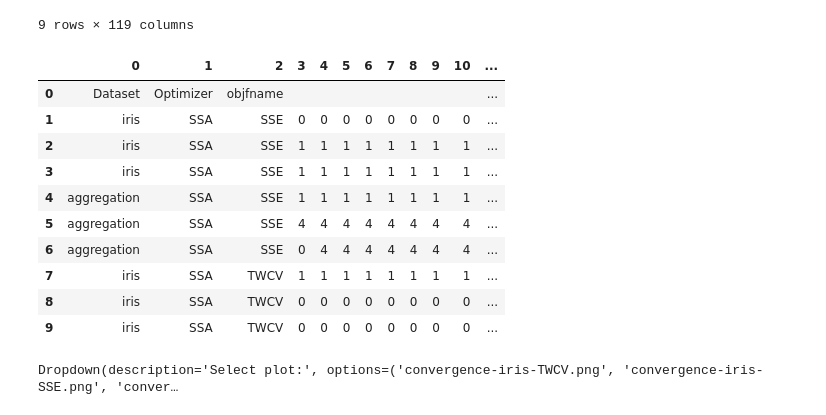
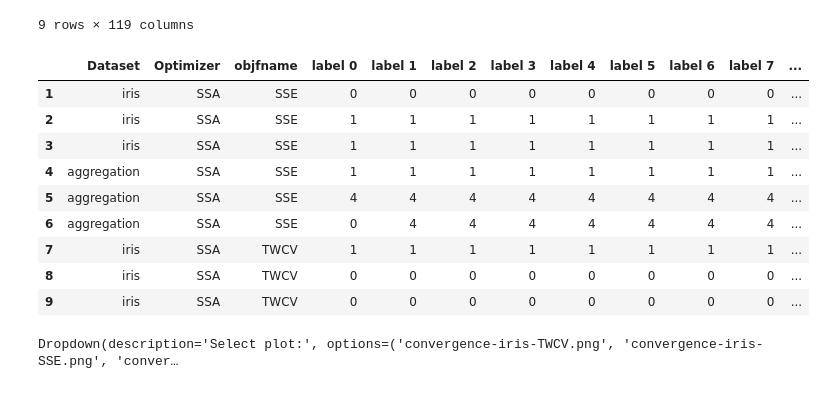
Before and after one commit to Evo-ML/EvoCluster, a Jupyter notebook: evocluster.ipynb, the cells around one changed output. Drawn from its saved outputs; the diff is of its cells as text; code cells hidden in the pictures.

```diff
--- a/evocluster.ipynb
+++ b/evocluster.ipynb
@@ -119,12 +119,11 @@ df.head(9)
 # %%
 #Show the labels results file
 filename = foldername +'/experiment_details_Labels.csv'
-df = pd.read_csv(filename,names=range(50))
-df.fillna('',inplace=True)
-df.head(10)
+df = pd.read_csv(filename,names=['Dataset','Optimizer','objfname'] + ['label ' + str(i) for i in range(50)],dtype=object)
+df=df[1:]
+df.head(9)
 # %% [output]
-|  | 0 | 1 | 2 | 3 | 4 | 5 | 6 | 7 | 8 | 9 | 10 | ... |
-| 0 | Dataset | Optimizer | objfname |  |  |  |  |  |  |  |  | ... |
+|  | Dataset | Optimizer | objfname | label 0 | label 1 | label 2 | label 3 | label 4 | label 5 | label 6 | label 7 | ... |
 | 1 | iris | SSA | SSE | 0 | 0 | 0 | 0 | 0 | 0 | 0 | 0 | ... |
 | 2 | iris | SSA | SSE | 1 | 1 | 1 | 1 | 1 | 1 | 1 | 1 | ... |
 | 3 | iris | SSA | SSE | 1 | 1 | 1 | 1 | 1 | 1 | 1 | 1 | ... |
```
